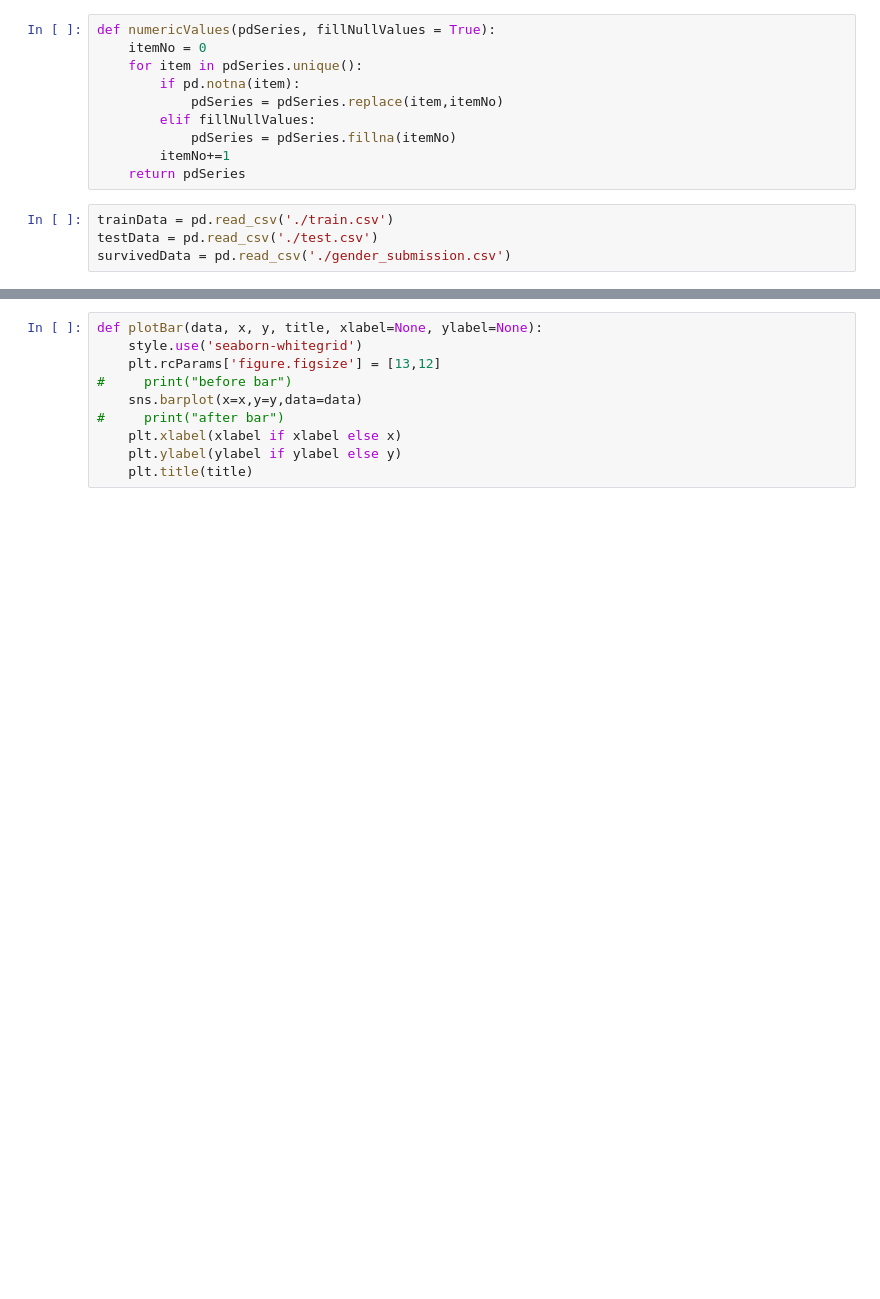
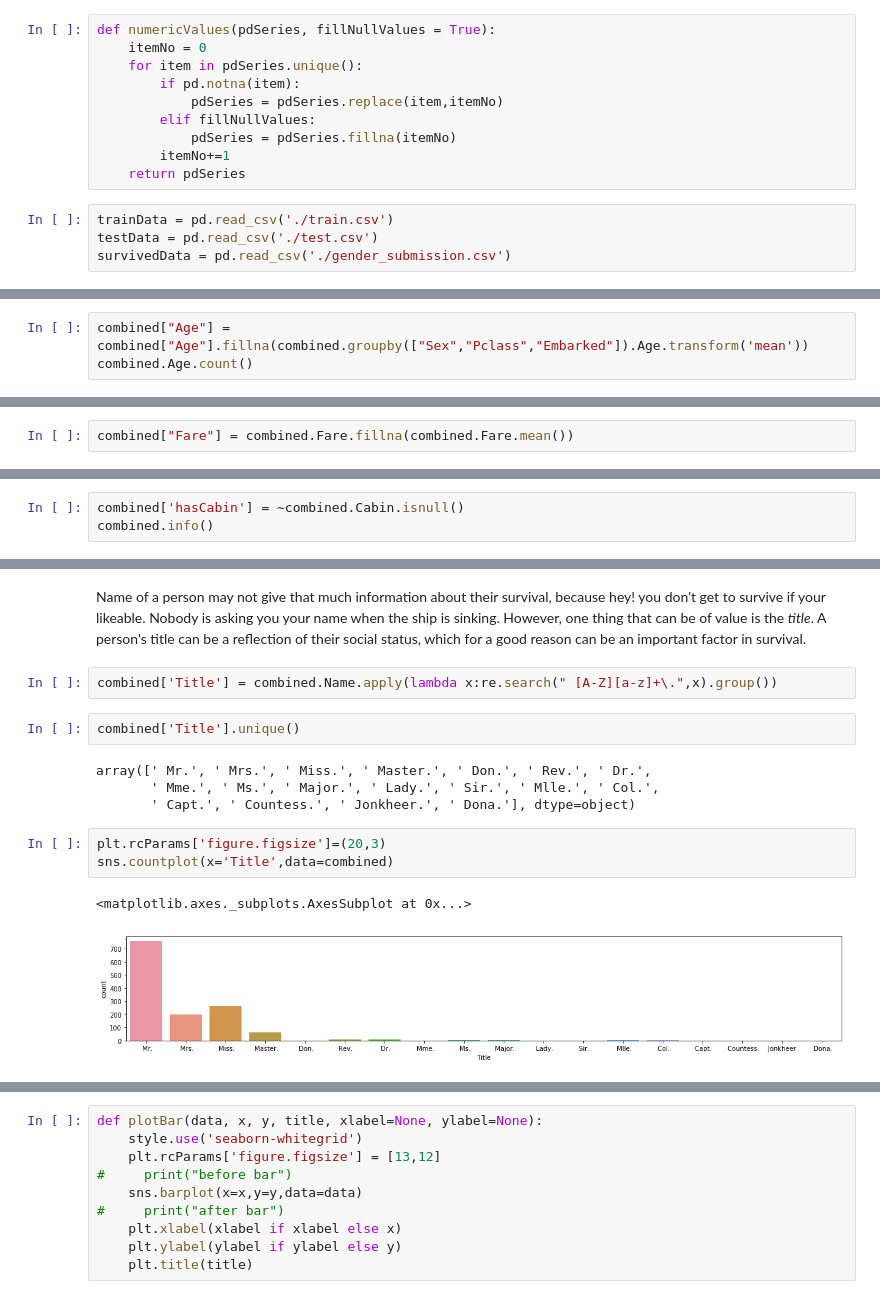
Before and after one commit to lokeshdasila/kagglePractice, a Jupyter notebook: titanic/survivalPrediction2_6July2019.ipynb, the cells around one changed output, grey strips where cells are left out. Drawn from its saved outputs; the diff is of its cells as text; blank space fills up the shorter version.

Commit message:
2nd titanic submission: preprocessed data

```diff
--- a/titanic/survivalPrediction2_6July2019.ipynb
+++ b/titanic/survivalPrediction2_6July2019.ipynb
@@ -92,0 +148,3 @@ Text(0.5, 1.0, 'Female survival')
+# %%
+combined["Age"] = combined["Age"].fillna(combined.groupby(["Sex","Pclass","Embarked"]).Age.transform('mean'))
+combined.Age.count()
@@ -92,0 +153,2 @@ Text(0.5, 1.0, 'Female survival')
+# %%
+combined["Fare"] = combined.Fare.fillna(combined.Fare.mean())
@@ -92,0 +157,3 @@ Text(0.5, 1.0, 'Female survival')
+# %%
+combined['hasCabin'] = ~combined.Cabin.isnull()
+combined.info()
@@ -92,0 +193,16 @@ Text(0.5, 1.0, 'Female survival')
+# %% [markdown]
+Name of a person may not give that much information about their survival, because hey! you don't get to survive if your likeable. Nobody is asking you your name when the ship is sinking. However, one thing that can be of value is the <i>title</i>. A person's title can be a reflection of their social status, which for a good reason can be an important factor in survival.
+# %%
+combined['Title'] = combined.Name.apply(lambda x:re.search(" [A-Z][a-z]+\.",x).group())
+# %%
+combined['Title'].unique()
+# %% [output]
+array([' Mr.', ' Mrs.', ' Miss.', ' Master.', ' Don.', ' Rev.', ' Dr.',
+       ' Mme.', ' Ms.', ' Major.', ' Lady.', ' Sir.', ' Mlle.', ' Col.',
+       ' Capt.', ' Countess.', ' Jonkheer.', ' Dona.'], dtype=object)
+# %%
+plt.rcParams['figure.figsize']=(20,3)
+sns.countplot(x='Title',data=combined)
+# %% [output]
+<matplotlib.axes._subplots.AxesSubplot at 0x...>
+[figure, added]
```
Also changed, not shown: parts of 62 cells of this notebook.
